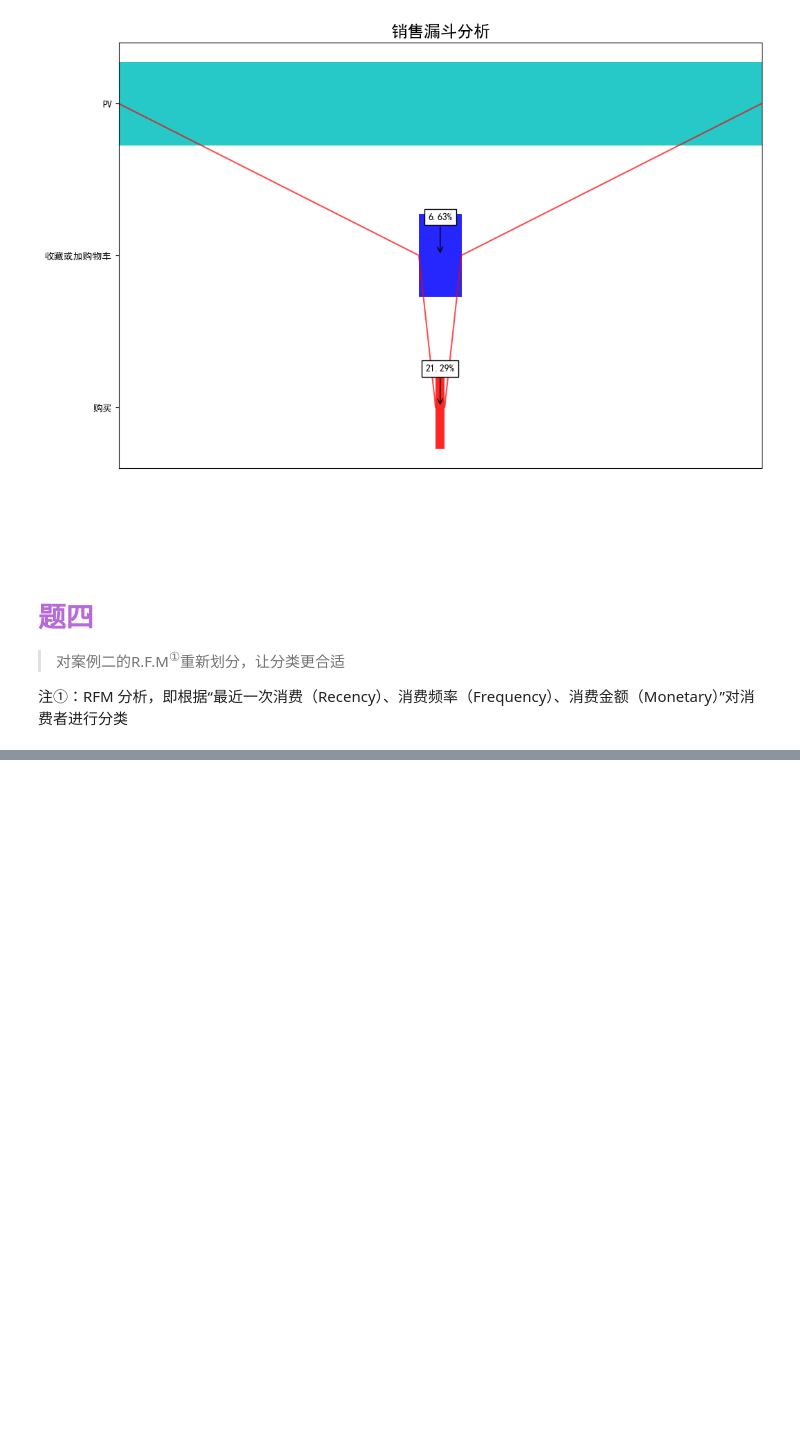
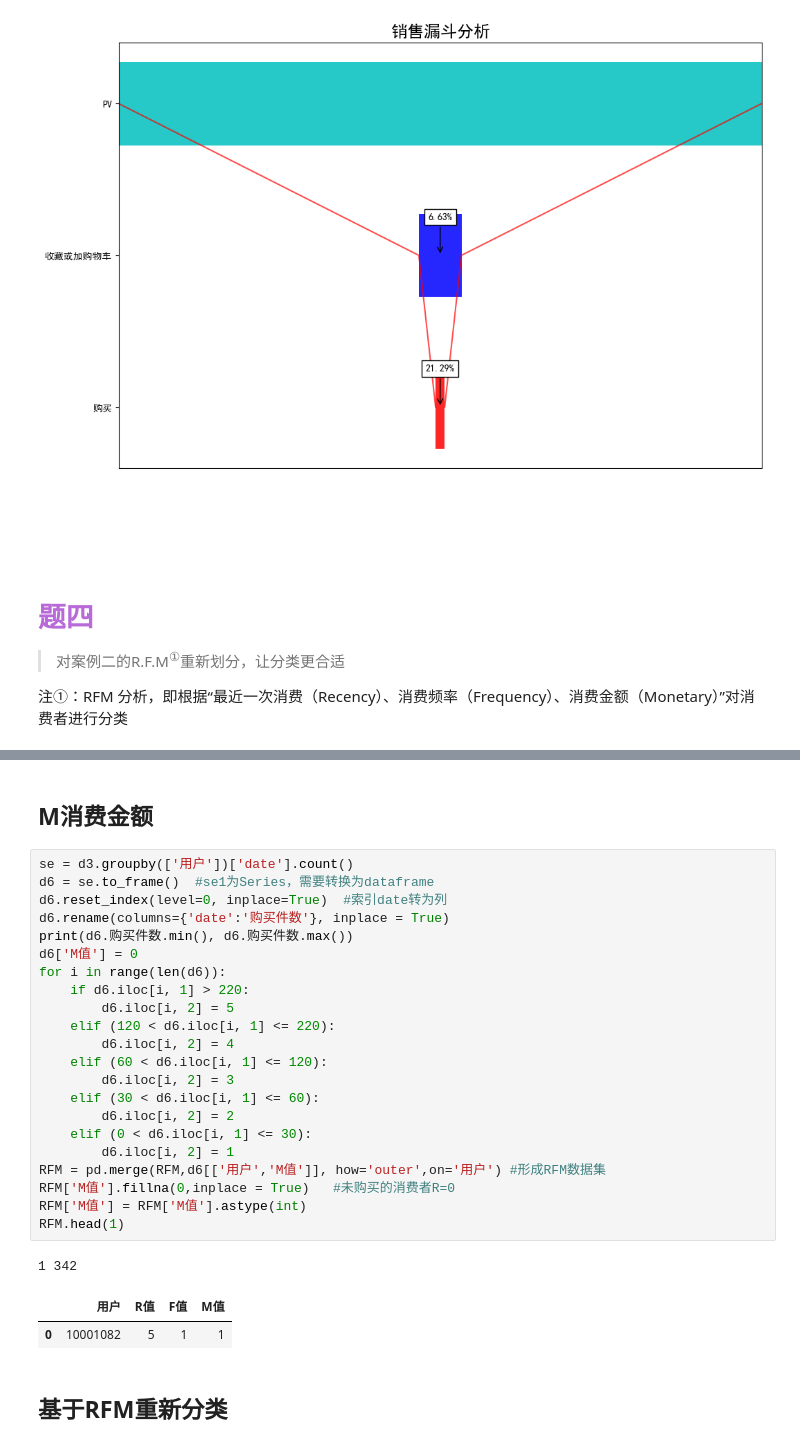
Before and after one commit to Soltus/learn-python-BI, a Jupyter notebook: lesson2/作业/1/index.ipynb, the cells around one changed output, grey strips where cells are left out. Saved outputs shown, nothing was run; the diff lists cells and outputs as text; blank space fills up the shorter version.

```diff
--- a/lesson2/作业/1/index.ipynb
+++ b/lesson2/作业/1/index.ipynb
@@ -383,0 +492,30 @@ plt.show()
+# %% [markdown]
+<h2 id="M消费金额">M消费金额</h2>
+# %%
+se = d3.groupby(['用户'])['date'].count()
+d6 = se.to_frame()  #se1为Series，需要转换为dataframe
+d6.reset_index(level=0, inplace=True)  #索引date转为列
+d6.rename(columns={'date':'购买件数'}, inplace = True)
+print(d6.购买件数.min(), d6.购买件数.max())
+d6['M值'] = 0
+for i in range(len(d6)):
+    if d6.iloc[i, 1] > 220:
+        d6.iloc[i, 2] = 5
+    elif (120 < d6.iloc[i, 1] <= 220):
+        d6.iloc[i, 2] = 4
+    elif (60 < d6.iloc[i, 1] <= 120):
+        d6.iloc[i, 2] = 3
+    elif (30 < d6.iloc[i, 1] <= 60):
+        d6.iloc[i, 2] = 2
+    elif (0 < d6.iloc[i, 1] <= 30):
+        d6.iloc[i, 2] = 1
+RFM = pd.merge(RFM,d6[['用户','M值']], how='outer',on='用户') #形成RFM数据集
+RFM['M值'].fillna(0,inplace = True)   #未购买的消费者R=0
+RFM['M值'] = RFM['M值'].astype(int)
+RFM.head(1)
+# %% [output]
+1 342
+|  | 用户 | R值 | F值 | M值 |
+| 0 | 10001082 | 5 | 1 | 1 |
+# %% [markdown]
+<h2 id="基于RFM分类">基于RFM重新分类</h2>
```
Also changed, not shown: parts of 8 cells of this notebook, 1 other file.
